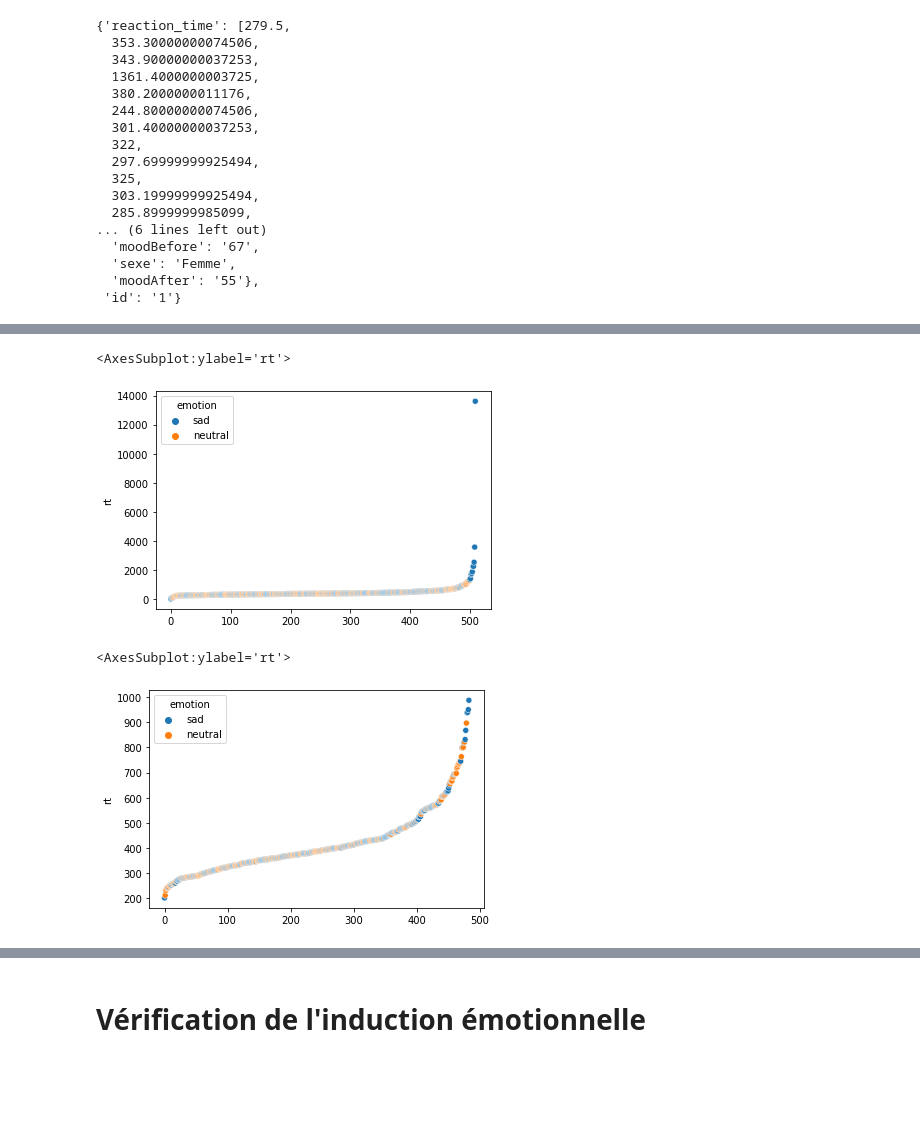
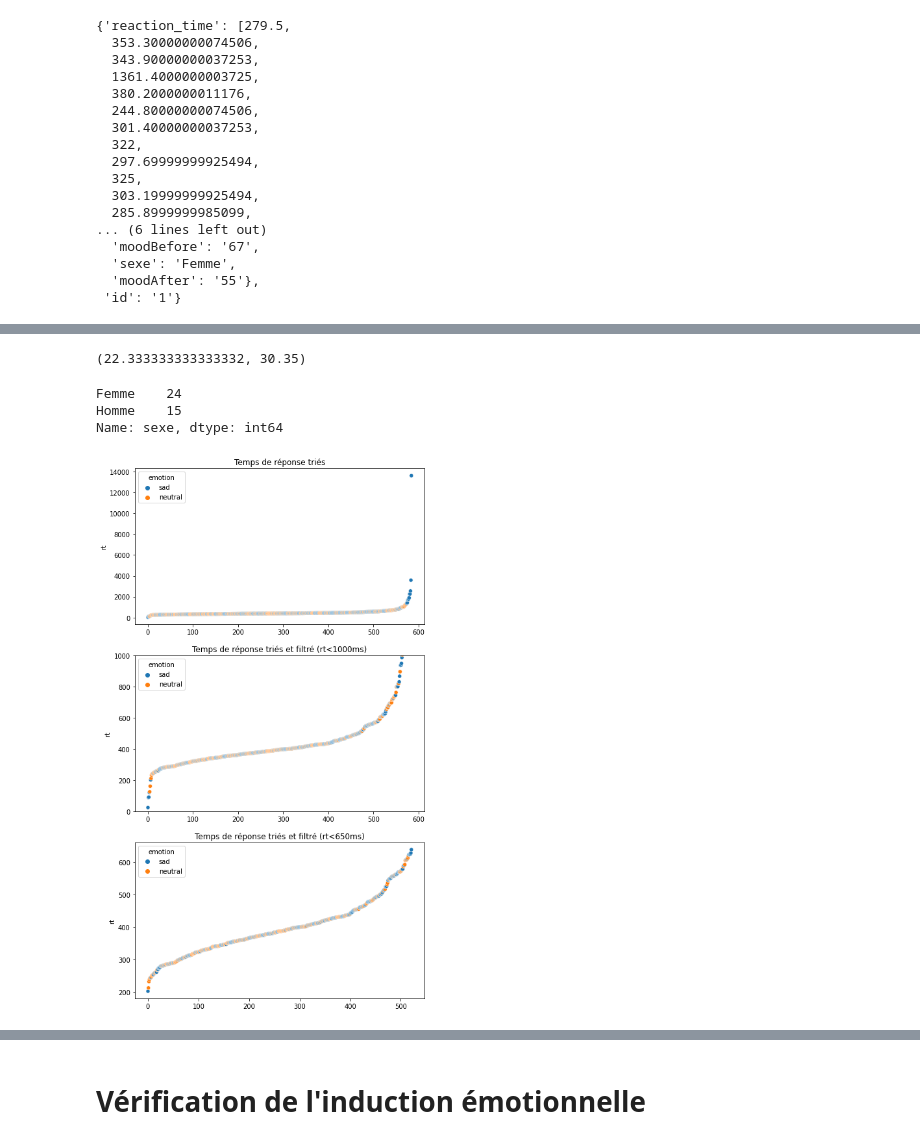
Before and after one commit to CharlesAttend/exp-psycho, a Jupyter notebook: traitement_donne.ipynb, the cells around one changed output, grey strips where cells are left out. Cells and saved outputs as stored; diff of their text form; code cells hidden in the pictures; blank space fills up the shorter version.

```diff
--- a/traitement_donne.ipynb
+++ b/traitement_donne.ipynb
@@ -103,15 +103,30 @@ df
-# %%
-long_df = long_df.sort_values(by='rt')
-sns.scatterplot(x=range(len(big_rt_list)), y=long_df['rt'], hue=long_df['emotion'])
-# %% [output]
-<AxesSubplot:ylabel='rt'>
-[figure, removed]
-# %%
-long_df_clipped = long_df_clipped.sort_values(by='rt')
-sns.scatterplot(x=range(len(big_rt_list_clipped)), y=long_df_clipped['rt'], hue=long_df_clipped['emotion'])
-# %% [output]
-<AxesSubplot:ylabel='rt'>
-[figure, removed]
+# %%
+df[df['sexe'] == 'Homme']['age'].mean(), df[df['sexe'] == 'Femme']['age'].mean()
+# %% [output]
+(22.333333333333332, 30.35)
+# %%
+df['sexe'].value_counts()
+# %% [output]
+Femme    24
+Homme    15
+Name: sexe, dtype: int64
+# %%
+long_df = long_df.sort_values(by='rt')
+fig, axs = plt.subplots(3, figsize=(8, 15))
+axs[0].set_title("Temps de réponse triés")
+sns.scatterplot(x=range(len(big_rt_list)), y=long_df['rt'], hue=long_df['emotion'], ax=axs[0])
+
+axs[1].set_ylim([0,1000])
+axs[1].set_title("Temps de réponse triés et filtré (rt<1000ms)")
+sns.scatterplot(x=range(len(big_rt_list)), y=long_df['rt'], hue=long_df['emotion'], ax=axs[1])
+
+axs[2].set_title("Temps de réponse triés et filtré (rt<650ms)")
+long_df_clipped = long_df_clipped.sort_values(by='rt')
+sns.scatterplot(x=range(len(big_rt_list_clipped)), y=long_df_clipped['rt'], hue=long_df_clipped['emotion'], ax=axs[2])
+
+plt.savefig("RT_plot")
+# %% [output]
+[figure, added]
 # %%
 test = df[["emotion", "mean"]]
 sns.barplot(x=df['emotion'], y=df['mean'])
```
Also changed, not shown: parts of 10 cells of this notebook, 4 other files.
